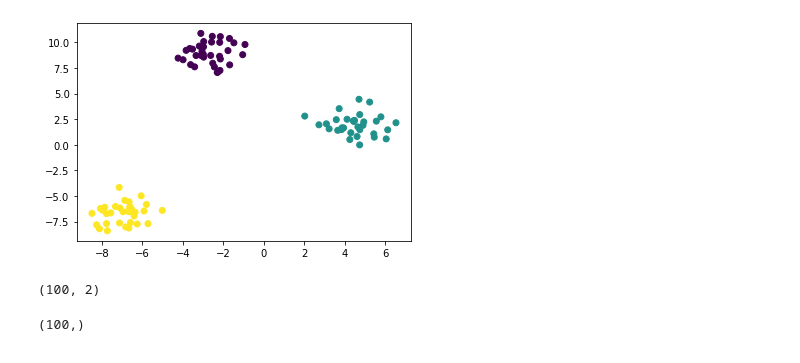
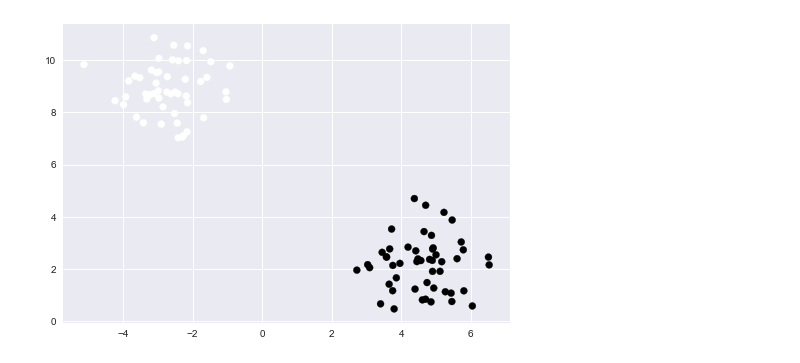
Before and after one commit to JayantGoel001/KNN, a Jupyter notebook: KNN_IMPLEMENTATION.ipynb, the cells around one changed output. Drawn from its saved outputs; the diff is of its cells as text; code cells hidden in the pictures.

```diff
--- a/KNN_IMPLEMENTATION.ipynb
+++ b/KNN_IMPLEMENTATION.ipynb
@@ -6,14 +1,12 @@ import matplotlib.pyplot as plt
+# %%
+import numpy as np
+import matplotlib.pyplot as plt
+from sklearn.datasets import make_blobs
+plt.style.use("seaborn")
 # %%
-X,y=make_blobs(random_state=42)
+X,y = make_blobs(n_samples=100,random_state=42,centers=2)
 # %%
-t=plt.scatter(X[:, 0],( X[:, 1]), c=y)
+plt.scatter(X[:,0],X[:,1],c=y)
+plt.show()
 # %% [output]
-[figure, old version]
+[figure, new version]
-# %%
-X.shape
-# %% [output]
-(100, 2)
-# %%
-y.shape
-# %% [output]
-(100,)
```
Also changed, not shown: parts of 15 cells of this notebook, 1 other file.
